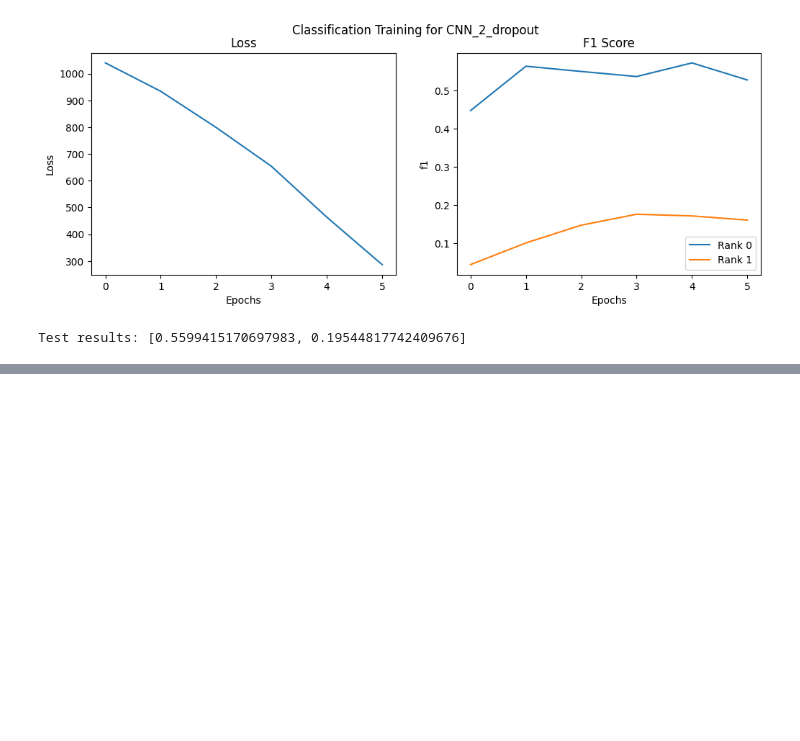
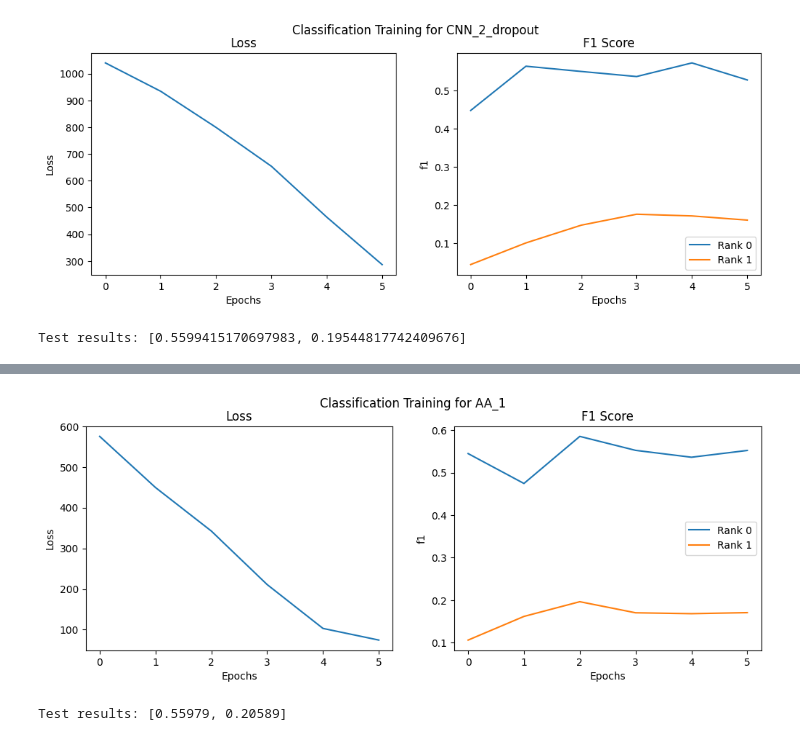
Before and after one commit to Vincent-Therrien/stelaro, a Jupyter notebook: demonstrations/synthetic.ipynb, the cells around one changed output, grey strips where cells are left out. Cells and saved outputs as stored; diff of their text form; code cells hidden in the pictures; blank space fills up the shorter version.

```diff
--- a/demonstrations/synthetic.ipynb
+++ b/demonstrations/synthetic.ipynb
@@ -689,0 +735,6 @@ We note that:
+# %%
+benchmark(
+    autoencoder.Classifier(LENGTH, mapping, "cuda", autoencoder.CAA_1),
+    "CAA_1"
+)
+# %% [output]
@@ -689,0 +749,2 @@ We note that:
+[figure, added]
+Test results: [0.55979, 0.20589]
```
Also changed, not shown: parts of 9 cells of this notebook, 2 other files.
